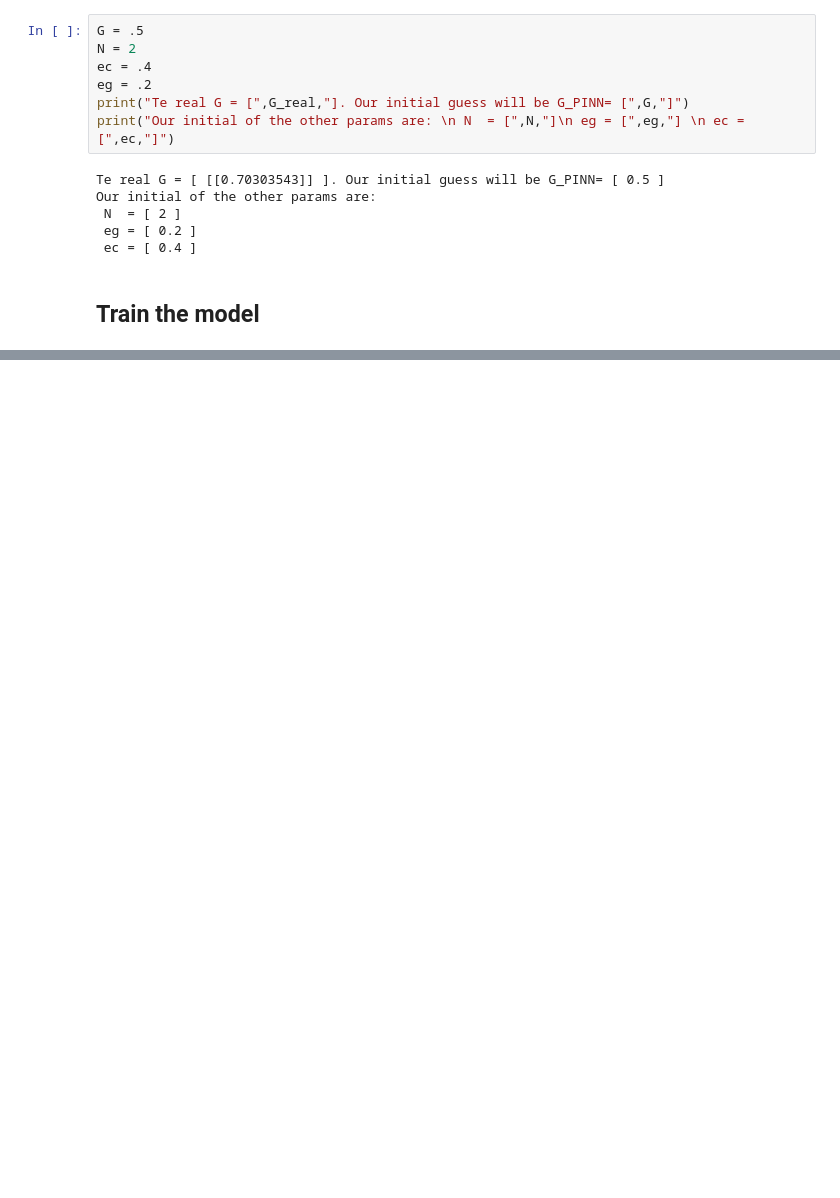
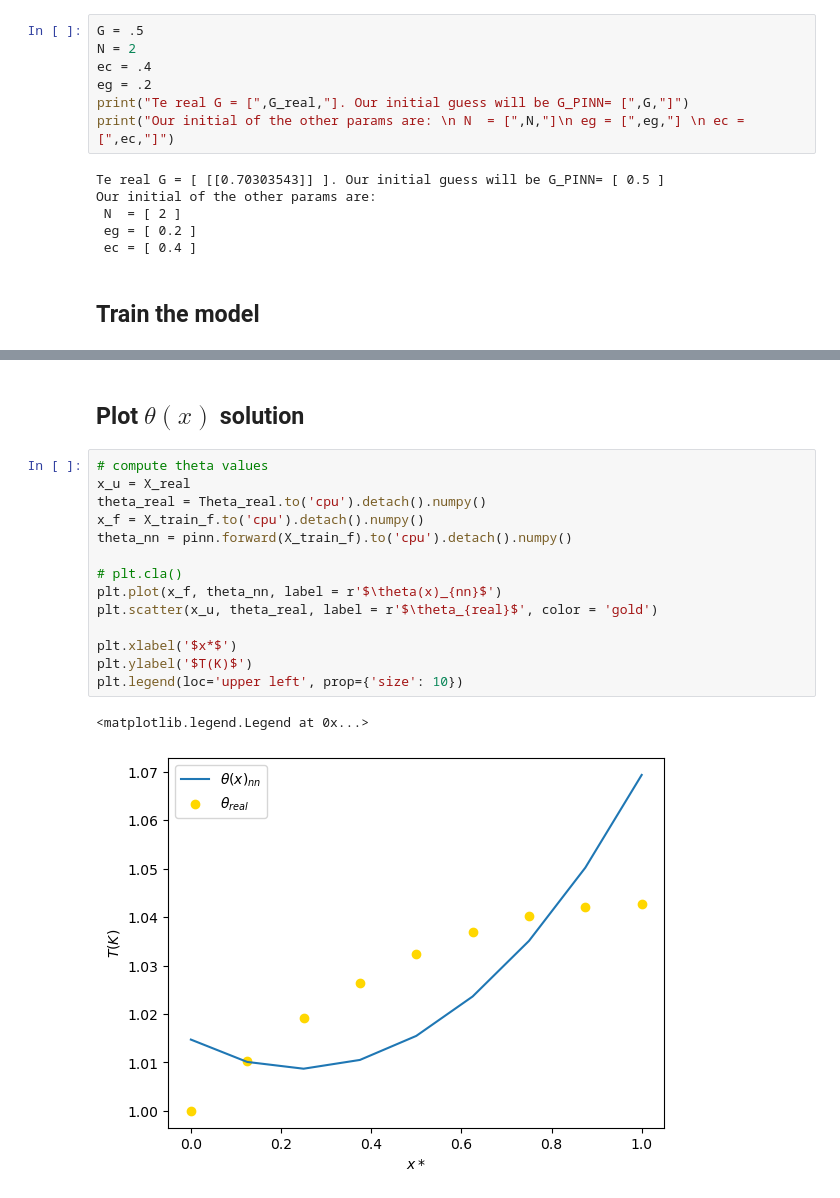
Before and after one commit to mvanzulli/Heat_Transfer_PINN, a Jupyter notebook: playground/Part2_torch.ipynb, the cells around one changed output, grey strips where cells are left out. Saved outputs shown, nothing was run; the diff lists cells and outputs as text; blank space fills up the shorter version.

```diff
--- a/playground/Part2_torch.ipynb
+++ b/playground/Part2_torch.ipynb
@@ -411,0 +451,19 @@ RuntimeError: Found dtype Double but expected Float
+# %% [markdown]
+##  Plot $\theta(x)$ solution
+# %%
+# compute theta values
+x_u = X_real
+theta_real = Theta_real.to('cpu').detach().numpy()
+x_f = X_train_f.to('cpu').detach().numpy()
+theta_nn = pinn.forward(X_train_f).to('cpu').detach().numpy()
+
+# plt.cla()
+plt.plot(x_f, theta_nn, label = r'$\theta(x)_{nn}$')
+plt.scatter(x_u, theta_real, label = r'$\theta_{real}$', color = 'gold')
+
+plt.xlabel('$x*$')
+plt.ylabel('$T(K)$')
+plt.legend(loc='upper left', prop={'size': 10})
+# %% [output]
+<matplotlib.legend.Legend at 0x...>
+[figure, added]
```
Also changed, not shown: parts of 11 cells of this notebook.
